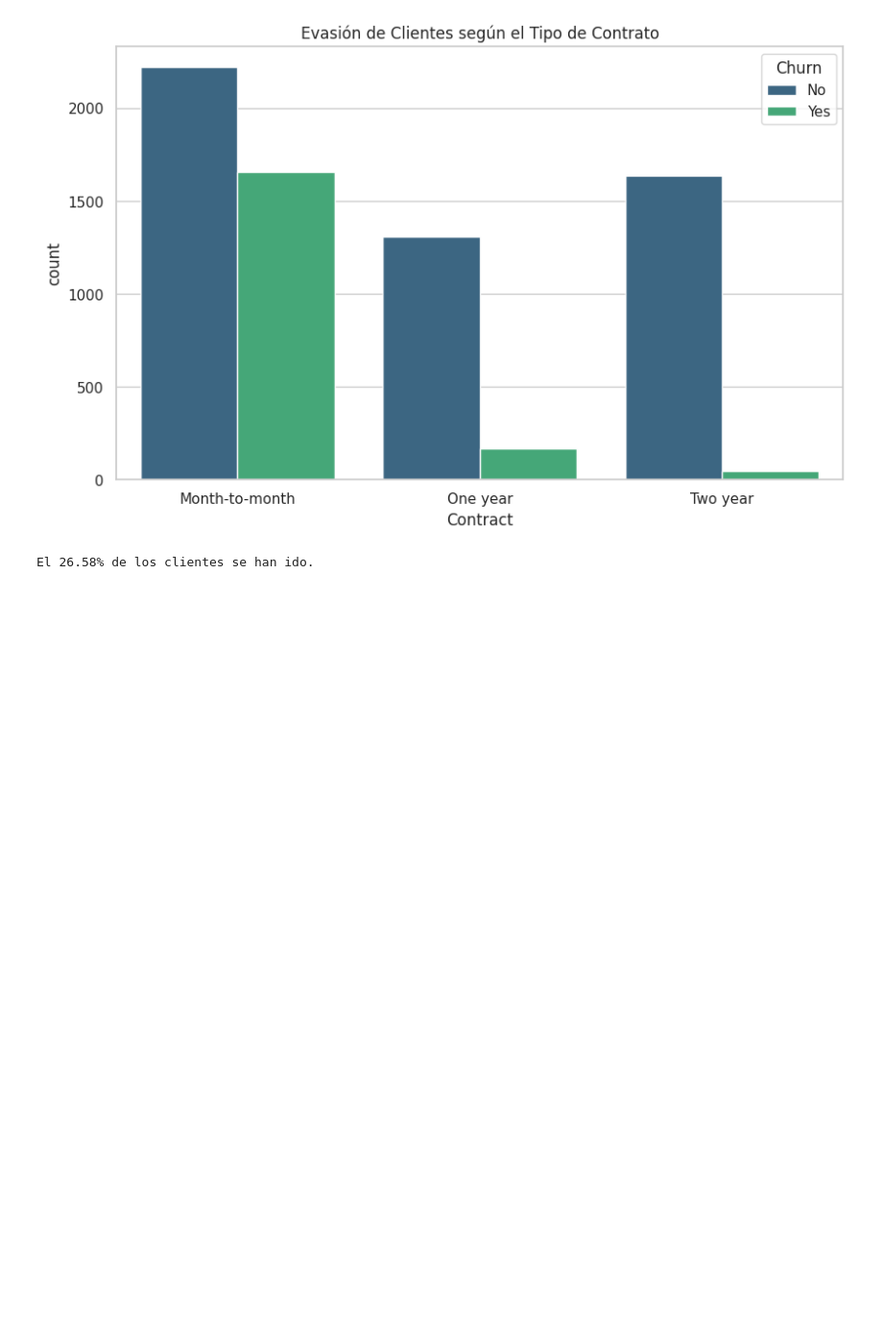
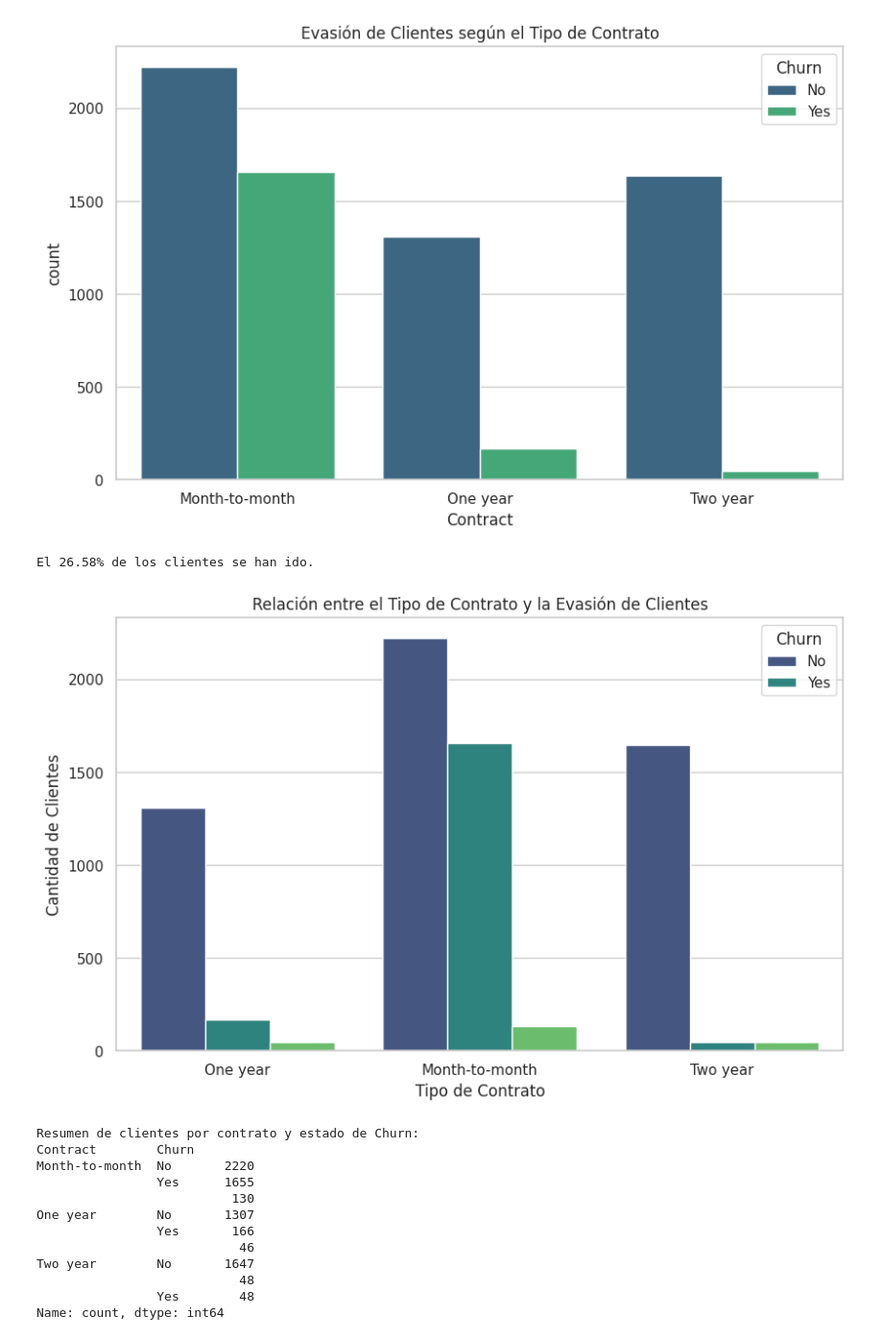
Before and after one commit to lindlabs/telecom-x-churn, a Jupyter notebook: TelecomX_Churn_Analysis.ipynb, the cells around one changed output. Shown at 96% size. Cells and saved outputs as stored; diff of their text form; code cells hidden in the pictures; blank space fills up the shorter version.

```diff
--- a/TelecomX_Churn_Analysis.ipynb
+++ b/TelecomX_Churn_Analysis.ipynb
@@ -10,3 +10,17 @@ sns.set_theme(style="whitegrid")
 print(" Herramientas listas.")
 # %% [output]
  Herramientas listas.
+# %%
+# 1. Definimos la URL de la API de Telecom X
+url_api = "https://raw.githubusercontent.com/ingridcristh/challenge2-data-science-LATAM/main/TelecomX_Data.json"
+
+# 2. Cargamos los datos directamente desde la URL
+response = requests.get(url_api)
+data_json = response.json()
+
+# 3. Convertimos los datos a un DataFrame de Pandas
+df_telecom = pd.DataFrame(data_json)
+
+# 4. Mostramos el resultado
+print(" Datos de la API cargados exitosamente.")
+df_telecom.head()
@@ -12,0 +35,13 @@ print(" Herramientas listas.")
+# %%
+# 1. "Aplanamos" o expandimos las columnas que tienen diccionarios
+df_final = pd.concat([
+    df_telecom.drop(['customer', 'phone', 'internet', 'account'], axis=1),
+    pd.json_normalize(df_telecom['customer']),
+    pd.json_normalize(df_telecom['phone']),
+    pd.json_normalize(df_telecom['internet']),
+    pd.json_normalize(df_telecom['account'])
+], axis=1)
+
+# 2. Verificamos que ahora cada dato tenga su propia columna
+print(" Datos expandidos y listos para el análisis.")
+df_final.head()
@@ -40,3 +84,35 @@ print(f"El {tasa['Yes']:.2f}% de los clientes se han ido.")
 # %% [output]
 [figure]
 El 26.58% de los clientes se han ido.
+# %%
+# 1. Configurar el tamaño del gráfico
+plt.figure(figsize=(10, 6))
+
+# 2. Crear un gráfico de barras comparativo (Contract vs Churn)
+sns.countplot(x='Contract', hue='Churn', data=df_final, palette='viridis')
+
+# 3. Personalizar títulos y etiquetas
+plt.title('Relación entre el Tipo de Contrato y la Evasión de Clientes')
+plt.xlabel('Tipo de Contrato')
+plt.ylabel('Cantidad de Clientes')
+
+# 4. Mostrar el gráfico
+plt.show()
+
+# 5. Obtener los números exactos para el informe
+print("\nResumen de clientes por contrato y estado de Churn:")
+print(df_final.groupby('Contract')['Churn'].value_counts())
+# %% [output]
+[figure, added]
+Resumen de clientes por contrato y estado de Churn:
+Contract        Churn
+Month-to-month  No       2220
+                Yes      1655
+                          130
+One year        No       1307
+                Yes       166
+                           46
+Two year        No       1647
+                           48
+                Yes        48
+Name: count, dtype: int64
```
Also changed, not shown: parts of 24 cells of this notebook.
